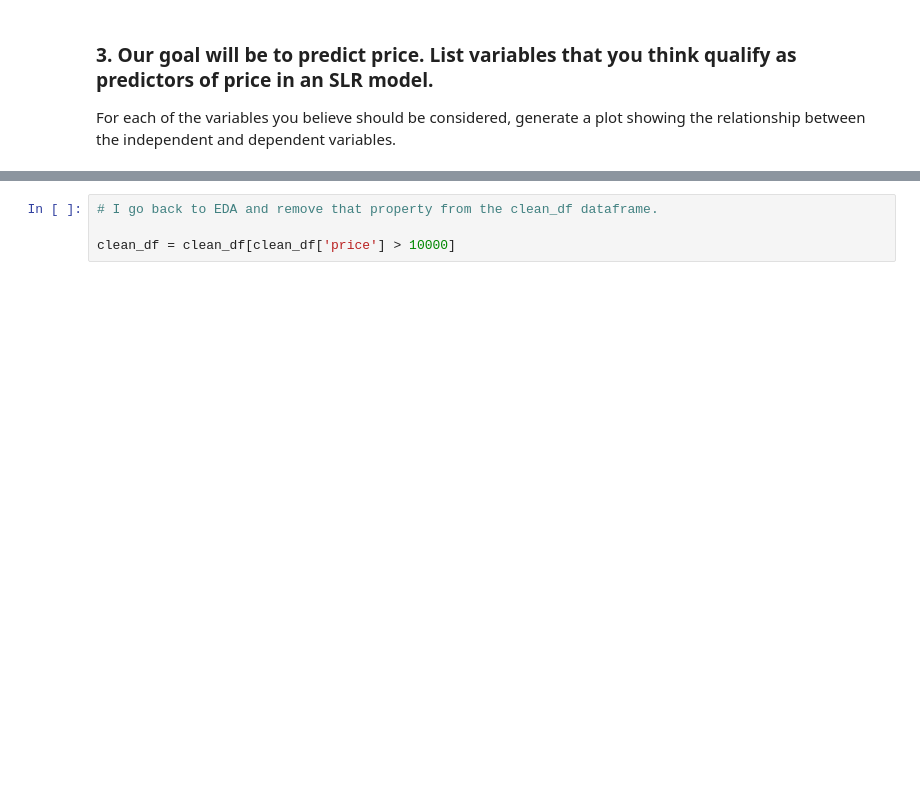
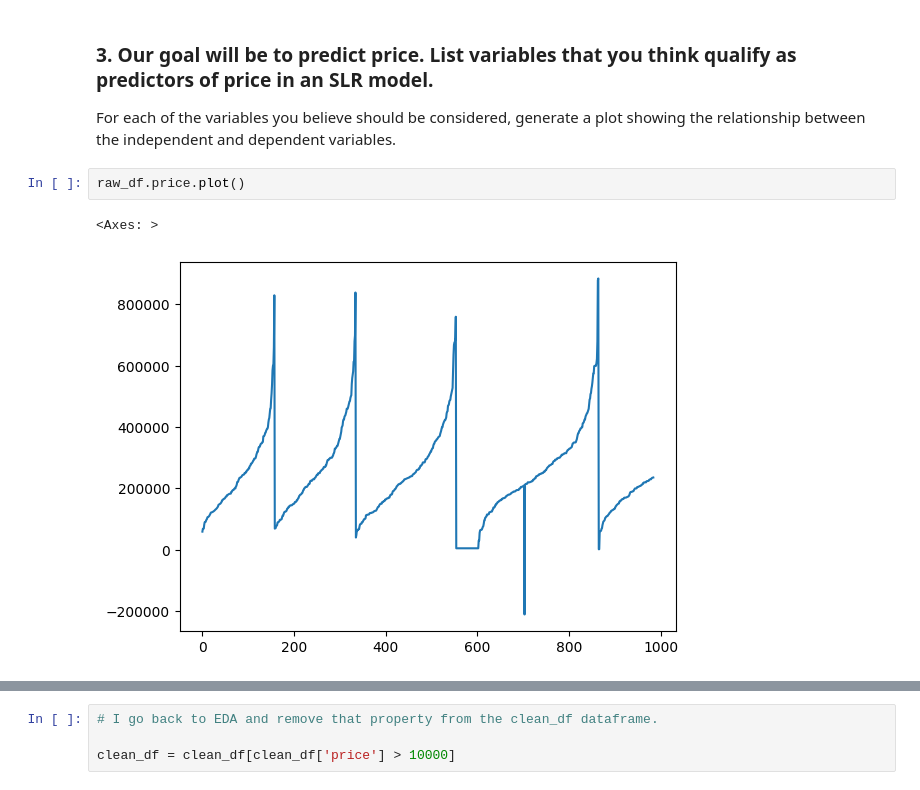
Before and after one commit to juanatga/DSB-Unit-03, a Jupyter notebook: labs/01 - Regression-Sacramento/lab-regression-sacramento-JUAN-OROZCOVICH.ipynb, the cells around one changed output, grey strips where cells are left out. Saved outputs shown, nothing was run; the diff lists cells and outputs as text; blank space fills up the shorter version.

```diff
--- a/labs/01 - Regression-Sacramento/lab-regression-sacramento-JUAN-OROZCOVICH.ipynb
+++ b/labs/01 - Regression-Sacramento/lab-regression-sacramento-JUAN-OROZCOVICH.ipynb
@@ -586,6 +619,11 @@ saved to a CSV file.
 ### 3. Our goal will be to predict price. List variables that you think qualify as predictors of price in an SLR model.
 
 For each of the variables you believe should be considered, generate a plot showing the relationship between the independent and dependent variables.
+# %%
+raw_df.price.plot()
+# %% [output]
+<Axes: >
+[figure, added]
 # %%
 # FIRST EASIEST ATTEMPT: I FOCUS ON THE NUMERICAL COLUMNS
 # I PLOT THEM TO SEE HOW THE TARGET VARIABLE (PRICE) CHANGES WITH EACH ONE OF
```
Also changed, not shown: parts of 29 cells of this notebook.
